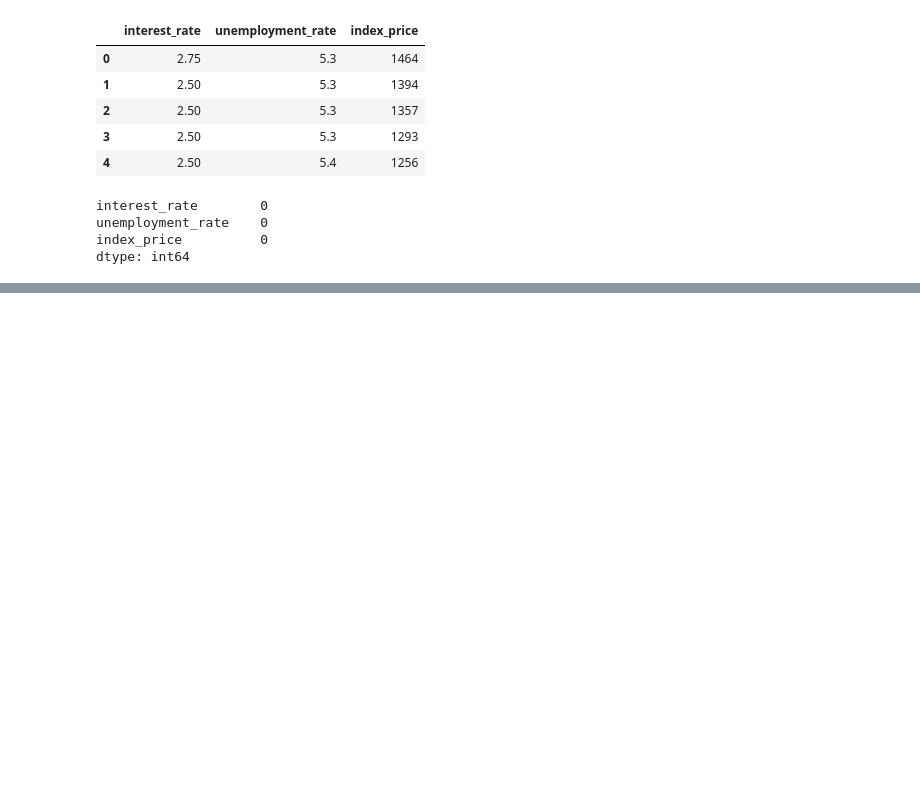
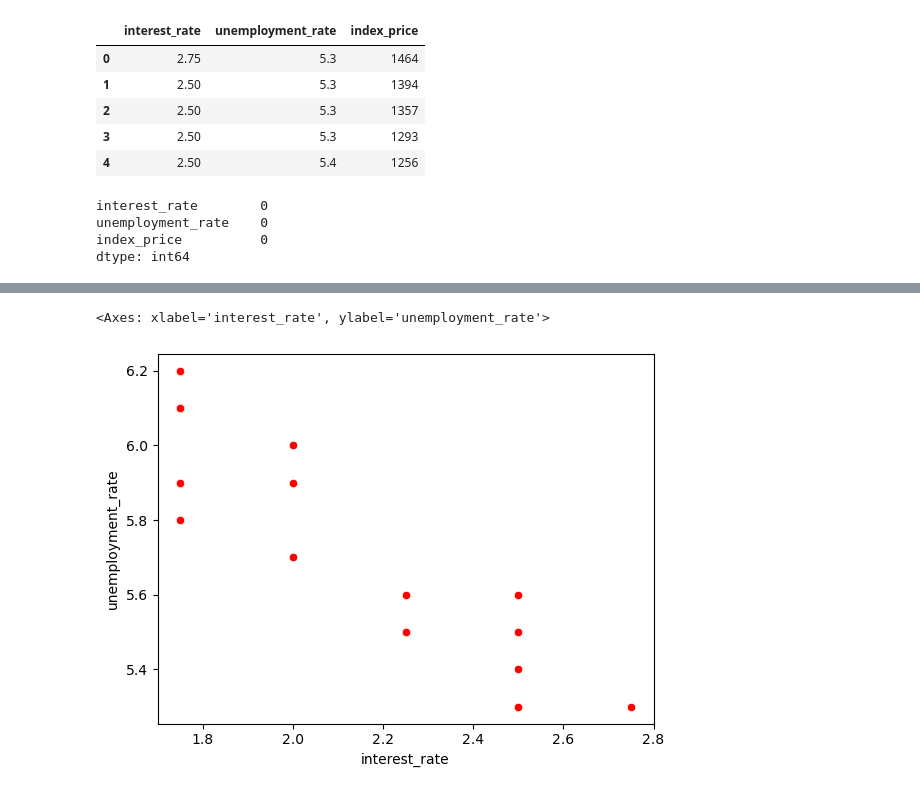
Before and after one commit to Roopa-KR/Python-Concepts, a Jupyter notebook: linear_regression.ipynb, the cells around one changed output, grey strips where cells are left out. Cells and saved outputs as stored; diff of their text form; code cells hidden in the pictures; blank space fills up the shorter version.

```diff
--- a/linear_regression.ipynb
+++ b/linear_regression.ipynb
@@ -41,0 +56,6 @@ sns.pairplot(df ,diag_kind='kde',plot_kws={'alpha':0.7})
+# %%
+#visualize more closely the relationship between features
+sns.scatterplot(x=df['interest_rate'],y=df['unemployment_rate'],color='r')
+# %% [output]
+<Axes: xlabel='interest_rate', ylabel='unemployment_rate'>
+[figure, added]
```
Also changed, not shown: parts of 3 cells of this notebook.
